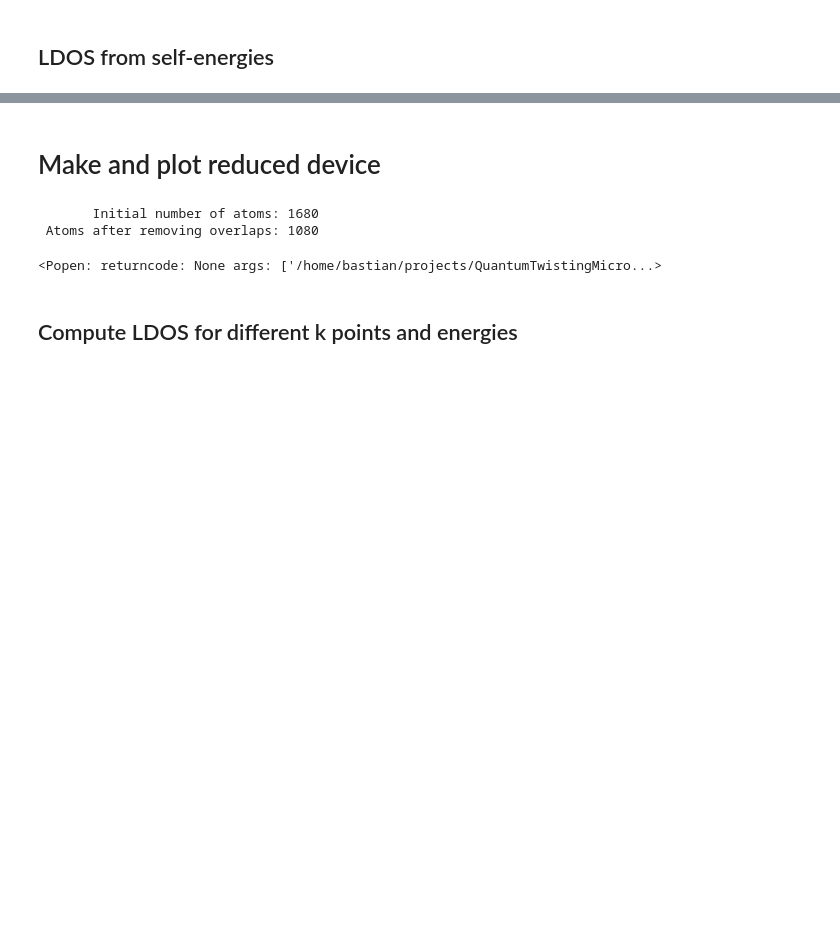
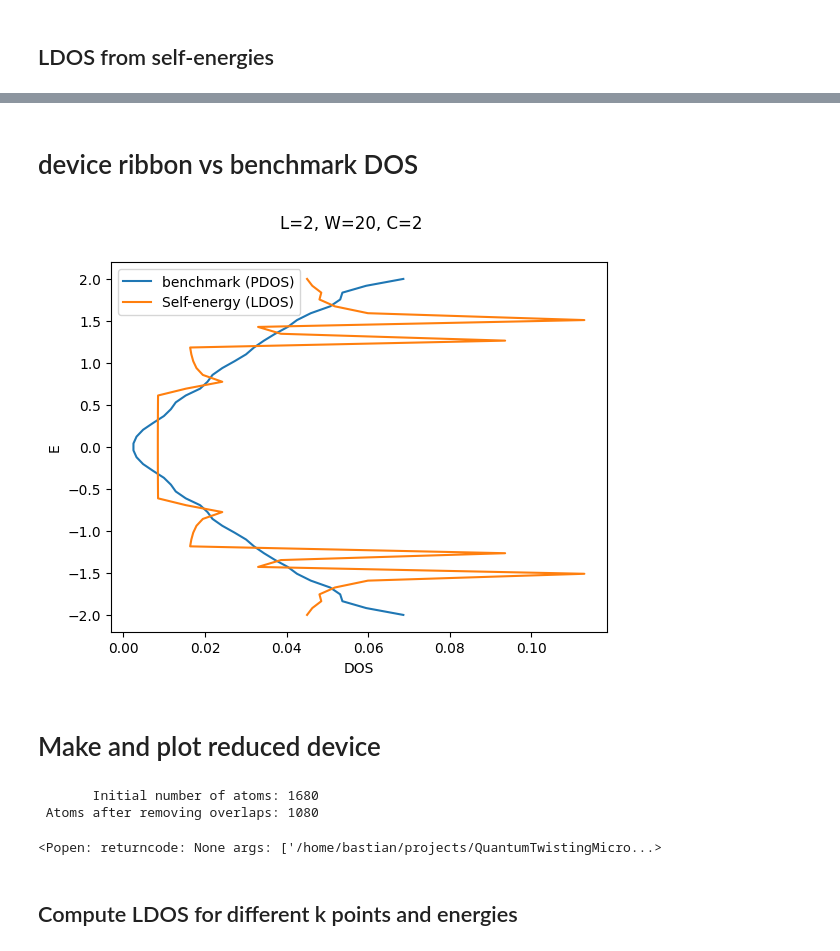
Before and after one commit to BastianValhoj/QuantumTwistingMicroscope, a Jupyter notebook: QTM/notebooks/LDOS_for_reduced_structure.ipynb, the cells around one changed output, grey strips where cells are left out. Cells and saved outputs as stored; diff of their text form; code cells hidden in the pictures; blank space fills up the shorter version.

```diff
--- a/QTM/notebooks/LDOS_for_reduced_structure.ipynb
+++ b/QTM/notebooks/LDOS_for_reduced_structure.ipynb
@@ -210,3 +274,22 @@ fig.savefig("figures/graphene_flake_PDOS_convergence.png")
+# %% [markdown]
+# device ribbon vs benchmark DOS
+# %%
+S = 20 # flake size
+BM = make_benchmark(S, ENERGIES)
+atomidx = DEVICE_CENTER_ATOMS[0]
+kidx = 0
+fig, ax = plt.subplots()
+ax.plot(BM, ENERGIES, label="benchmark (PDOS)")
+ax.plot(all_ldos[kidx, :, atomidx], ENERGIES, label="Self-energy (LDOS)")
+
+ax.legend()
+ax.set_xlabel("DOS")
+ax.set_ylabel("E")
+fig.suptitle(f"L={LENGTH}, W={WIDTH}, C={CENTER_SIZE}")
+
+fig.savefig(f"figures/benchmark_v_LDOS_{PARAMS}.png")
+# %% [output]
+[figure, added]
 # %% [markdown]
 # Make and plot reduced device
 # %%
```
Also changed, not shown: parts of 18 cells of this notebook.
